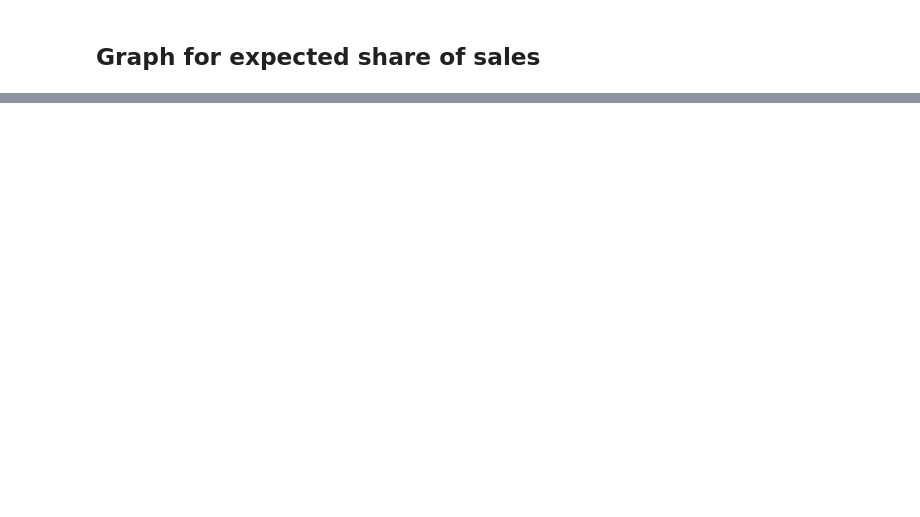
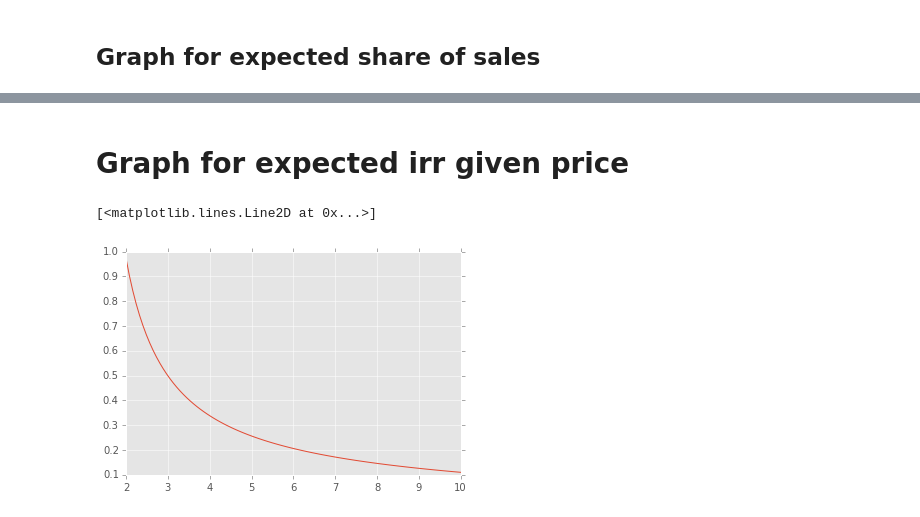
Before and after one commit to wilfeli/solar-model, a Jupyter notebook: Model/ABM_solar_eemodel.ipynb, the cells around one changed output, grey strips where cells are left out. Cells and saved outputs as stored; diff of their text form; code cells hidden in the pictures; blank space fills up the shorter version.

```diff
--- a/Model/ABM_solar_eemodel.ipynb
+++ b/Model/ABM_solar_eemodel.ipynb
@@ -55,0 +71,3 @@ with concurrent.futures.ThreadPoolExecutor(max_workers=1) as executor:
+# %%
+def estimate_profit(huibl, p):
+    return _mod.C_API_estimate_profit(huibl, 0, p)
@@ -121,0 +167,25 @@ plt.plot(x, y)
+# %%
+y = np.zeros(100)
+x = np.zeros(100)
+i = 0
+for step in np.linspace(0.01, 10.0, num=100):
+    x[i] = step
+    y[i] = estimate_profit(huibl, x[i])
+    i = i + 1
+#draw graph
+plt.plot(x, y)
+# %% [markdown]
+# Graph for expected irr given price
+# %%
+y = np.zeros(100)
+x = np.zeros(100)
+i = 0
+for step in np.linspace(2, 10.0, num=100):
+    x[i] = step
+    y[i] = estimate_irr(huibl, x[i])
+    i = i + 1
+#draw graph
+plt.plot(x, y)
+# %% [output]
+[<matplotlib.lines.Line2D at 0x...>]
+[figure, added]
```
Also changed, not shown: parts of 22 cells of this notebook.
